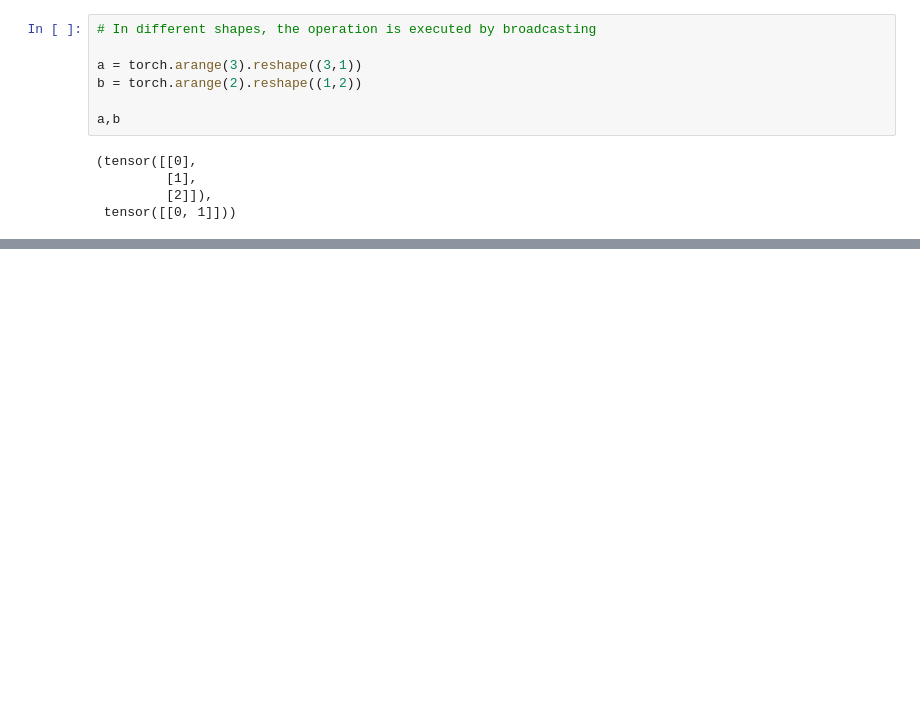
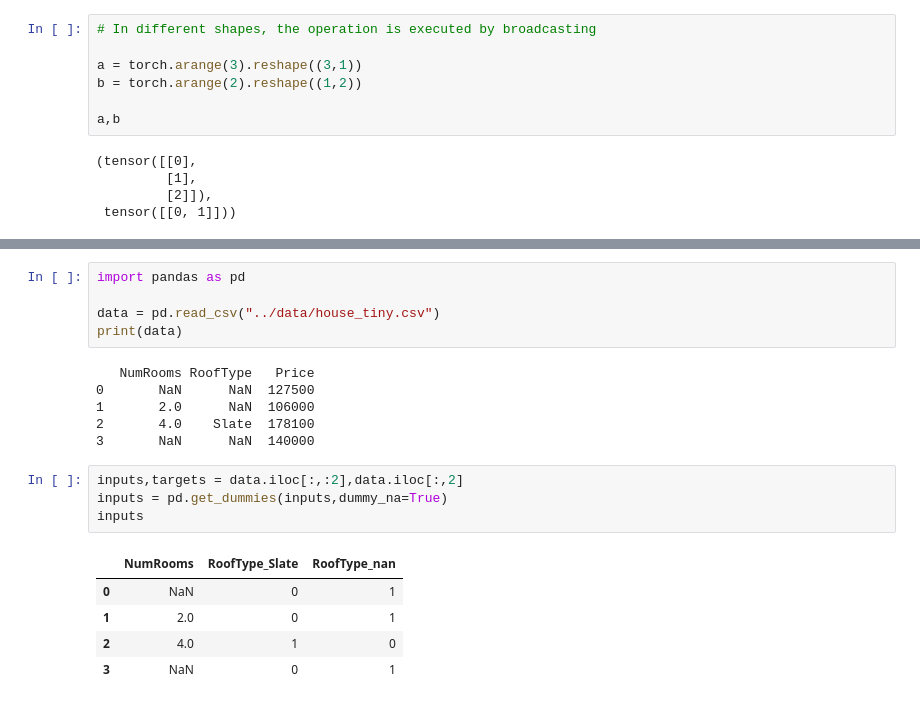
Before and after one commit to demirbey05/pytorch-cookbook, a Jupyter notebook: Torch_Fundamentals.ipynb, the cells around one changed output, grey strips where cells are left out. Cells and saved outputs as stored; diff of their text form; blank space fills up the shorter version.

```diff
--- a/Torch_Fundamentals.ipynb
+++ b/Torch_Fundamentals.ipynb
@@ -211,0 +256,21 @@ x,y
+# %%
+import pandas as pd
+
+data = pd.read_csv("../data/house_tiny.csv")
+print(data)
+# %% [output]
+   NumRooms RoofType   Price
+0       NaN      NaN  127500
+1       2.0      NaN  106000
+2       4.0    Slate  178100
+3       NaN      NaN  140000
+# %%
+inputs,targets = data.iloc[:,:2],data.iloc[:,2]
+inputs = pd.get_dummies(inputs,dummy_na=True)
+inputs
+# %% [output]
+|  | NumRooms | RoofType_Slate | RoofType_nan |
+| 0 | NaN | 0 | 1 |
+| 1 | 2.0 | 0 | 1 |
+| 2 | 4.0 | 1 | 0 |
+| 3 | NaN | 0 | 1 |
```
Also changed, not shown: parts of 9 cells of this notebook.
